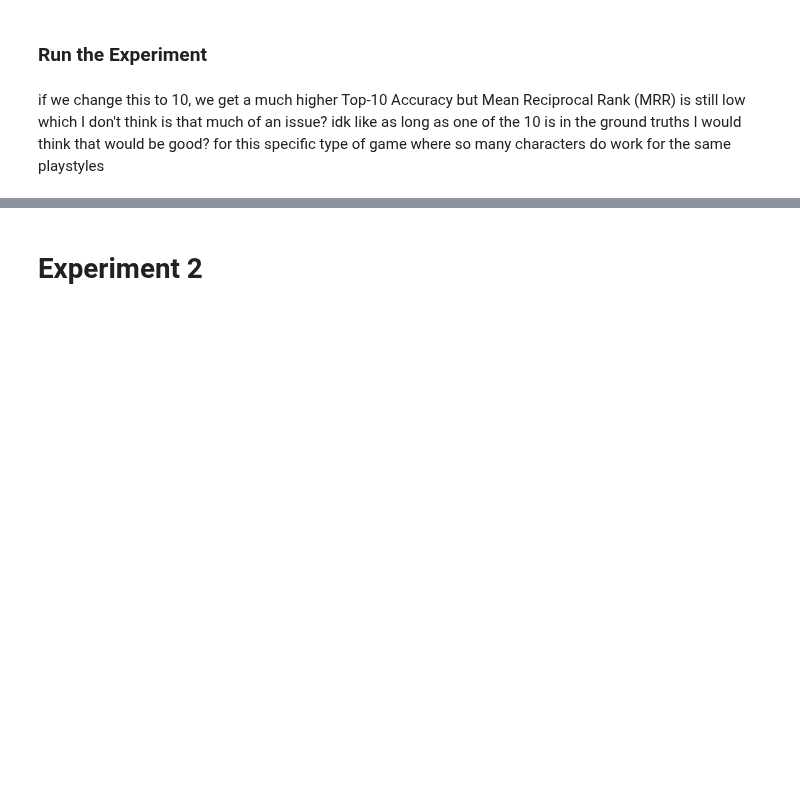
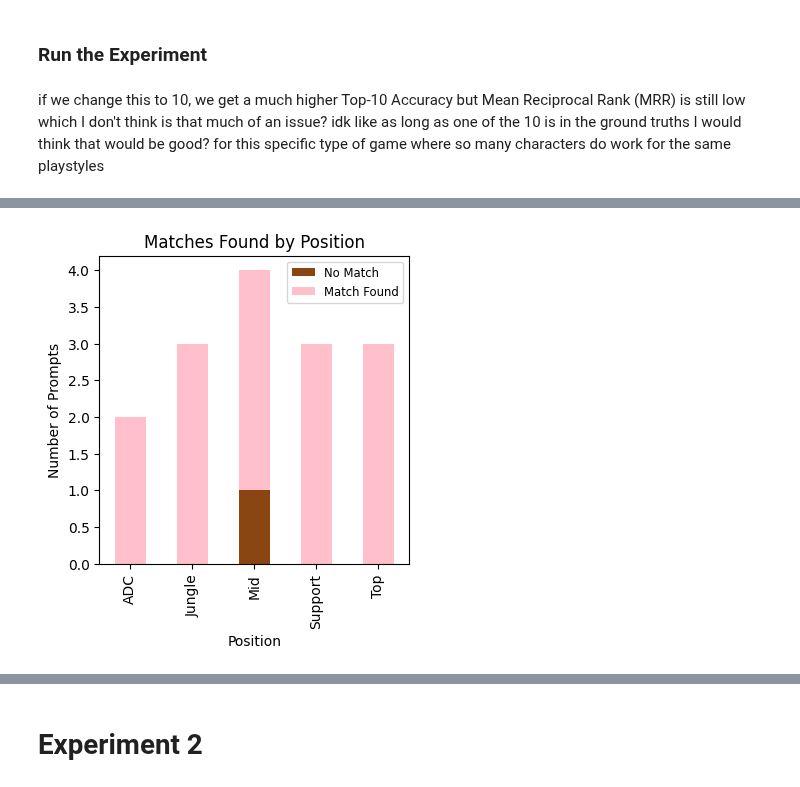
Before and after one commit to KenzieHensel/NN_Project, a Jupyter notebook: Final_Project_Code.ipynb, the cells around one changed output, grey strips where cells are left out. Drawn from its saved outputs; the diff is of its cells as text; code cells hidden in the pictures; blank space fills up the shorter version.

```diff
--- a/Final_Project_Code.ipynb
+++ b/Final_Project_Code.ipynb
@@ -863,0 +878,22 @@ Mean Reciprocal Rank (MRR): 0.5623
+# %%
+# create dataframe with all results for visualization
+import pandas as pd
+
+# take top similarity champion names from recommendations
+top_similarities = []
+for rec in recommend_champs:
+    # grab highest similarity score
+    top_similarities.append(max(rec, key=lambda x: x[1]))
+
+print(top_similarities)
+
+# add prompt number, position, match found, reciprocal rank, and reccomended champs name + similarity to results df
+ex1_results = pd.DataFrame({
+    "Prompt": prompt_num,
+    "Position": positions,
+    "Match Found": found_match,
+    "Reciprocal Rank": all_reciprocal_ranks,
+    "Top Similarity": (sim[1] for sim in top_similarities)
+})
+
+print("Experiment 1 Results: ", ex1_results)
@@ -863,0 +941,20 @@ Mean Reciprocal Rank (MRR): 0.5623
+# %%
+# Bar Chart for Match Found by Position
+import pandas as pd
+import matplotlib.pyplot as plt
+
+# calculate how many matches were found for each position
+position_matches = ex1_results.groupby(['Position','Match Found']).size().unstack(fill_value=0)
+
+# plot the grouped values on a bar chart
+position_matches.plot(kind='bar', stacked=True, figsize=(4,4), color={False: 'saddlebrown', True: 'pink'})
+# change the title and axes labels
+plt.title('Matches Found by Position')
+plt.xlabel('Position')
+plt.ylabel('Number of Prompts')
+
+# label as match found or not
+plt.legend(['No Match', 'Match Found'], loc='upper right',fontsize='small')
+plt.show()
+# %% [output]
+[figure, added]
```
Also changed, not shown: parts of 20 cells of this notebook.
